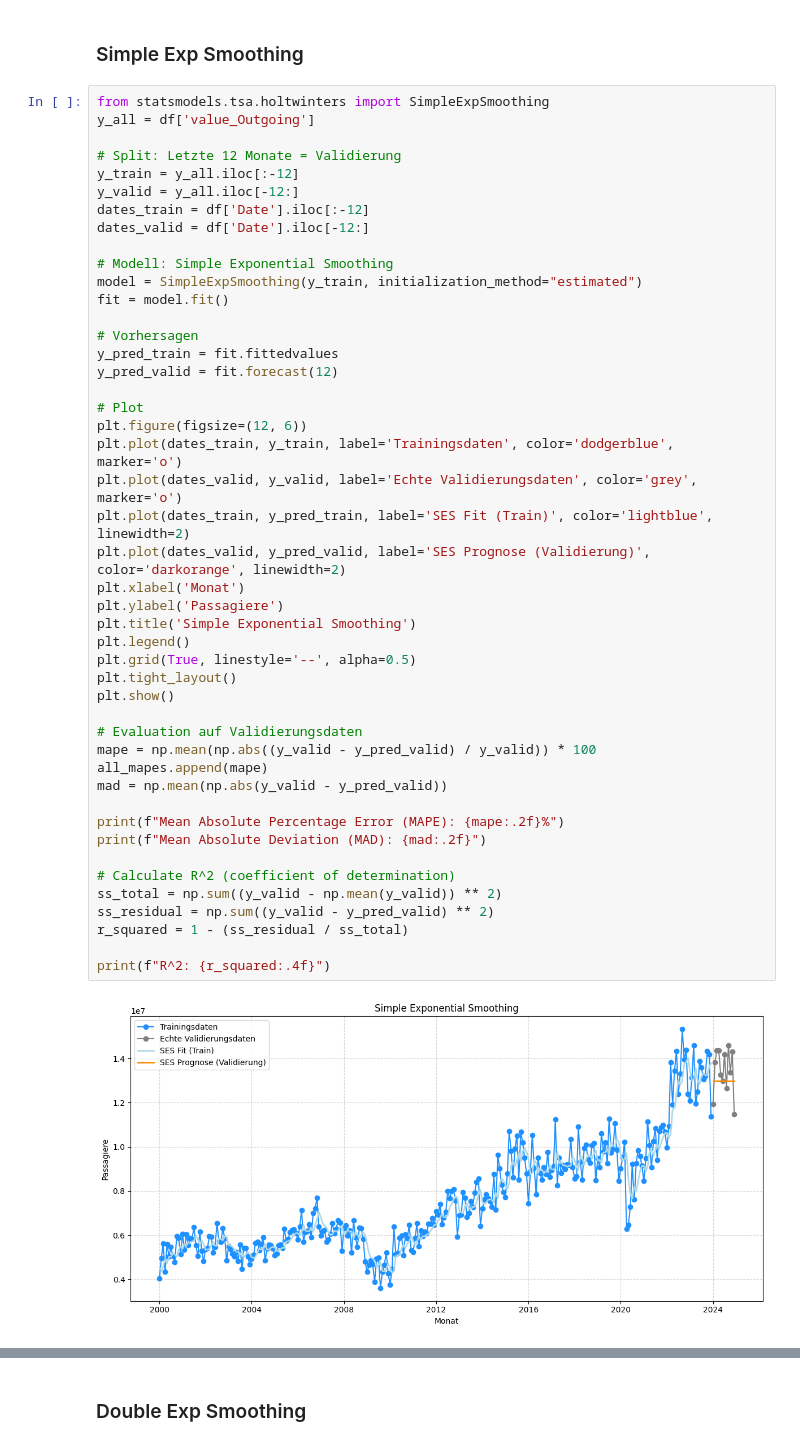
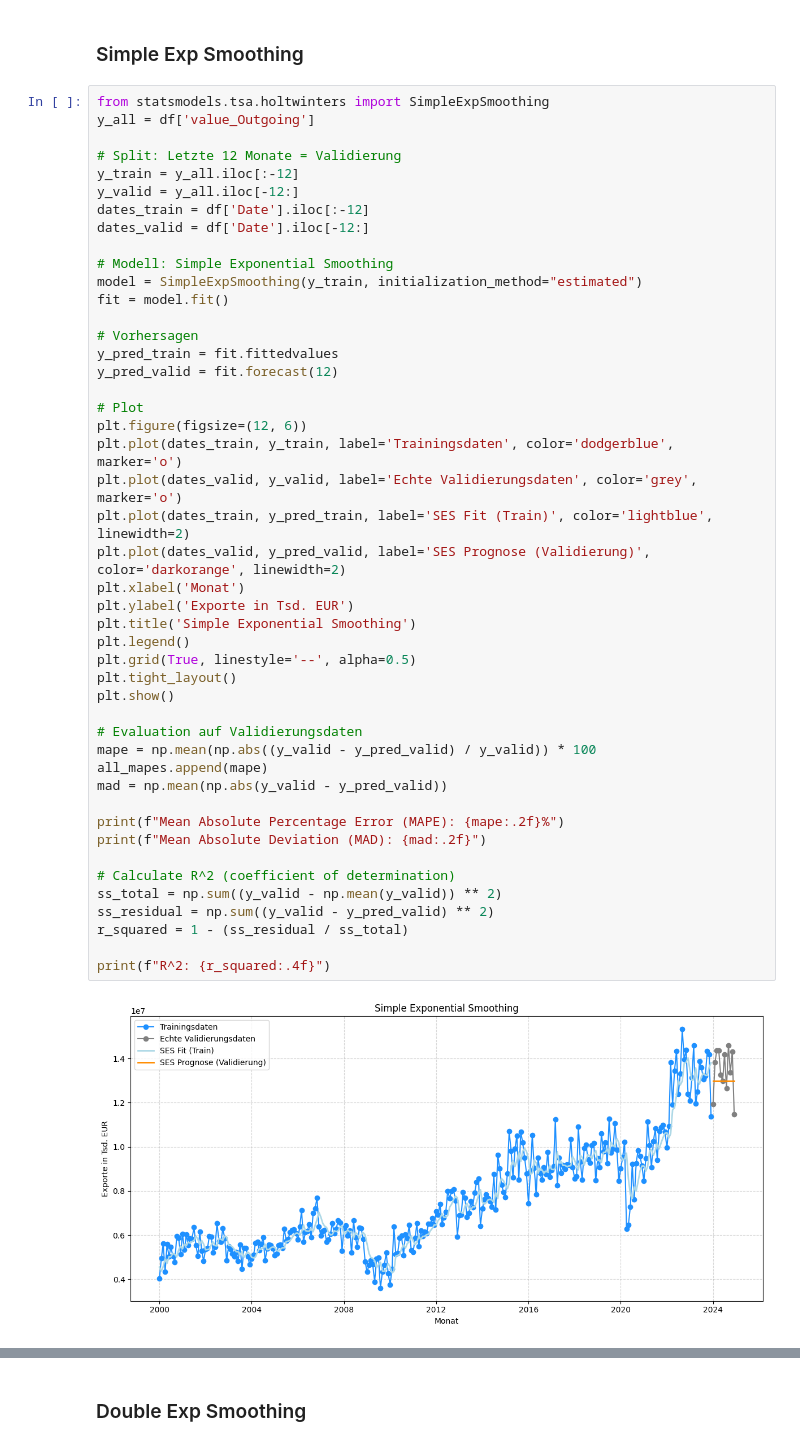
Before and after one commit to eliaspfe/BI_Vorlesung, a Jupyter notebook: Forecasting_Exports.ipynb, the cells around one changed output, grey strips where cells are left out. Drawn from its saved outputs; the diff is of its cells as text.

```diff
--- a/Forecasting_Exports.ipynb
+++ b/Forecasting_Exports.ipynb
@@ -490,35 +490,35 @@ y_pred_train = fit.fittedvalues
 y_pred_valid = fit.forecast(12)
 
 # Plot
 plt.figure(figsize=(12, 6))
 plt.plot(dates_train, y_train, label='Trainingsdaten', color='dodgerblue', marker='o')
 plt.plot(dates_valid, y_valid, label='Echte Validierungsdaten', color='grey', marker='o')
 plt.plot(dates_train, y_pred_train, label='SES Fit (Train)', color='lightblue', linewidth=2)
 plt.plot(dates_valid, y_pred_valid, label='SES Prognose (Validierung)', color='darkorange', linewidth=2)
 plt.xlabel('Monat')
-plt.ylabel('Passagiere')
+plt.ylabel('Exporte in Tsd. EUR')
 plt.title('Simple Exponential Smoothing')
 plt.legend()
 plt.grid(True, linestyle='--', alpha=0.5)
 plt.tight_layout()
 plt.show()
 
 # Evaluation auf Validierungsdaten
 mape = np.mean(np.abs((y_valid - y_pred_valid) / y_valid)) * 100
 all_mapes.append(mape)
 mad = np.mean(np.abs(y_valid - y_pred_valid))
 
 print(f"Mean Absolute Percentage Error (MAPE): {mape:.2f}%")
 print(f"Mean Absolute Deviation (MAD): {mad:.2f}")
 
 # Calculate R^2 (coefficient of determination)
 ss_total = np.sum((y_valid - np.mean(y_valid)) ** 2)
 ss_residual = np.sum((y_valid - y_pred_valid) ** 2)
 r_squared = 1 - (ss_residual / ss_total)
 
 print(f"R^2: {r_squared:.4f}")
 # %% [output]
-[figure, old version]
+[figure, new version]
 Mean Absolute Percentage Error (MAPE): 6.99%
 Mean Absolute Deviation (MAD): 944100.96
 R^2: -0.2220
```
Also changed, not shown: parts of 6 cells of this notebook, 1 other file.
